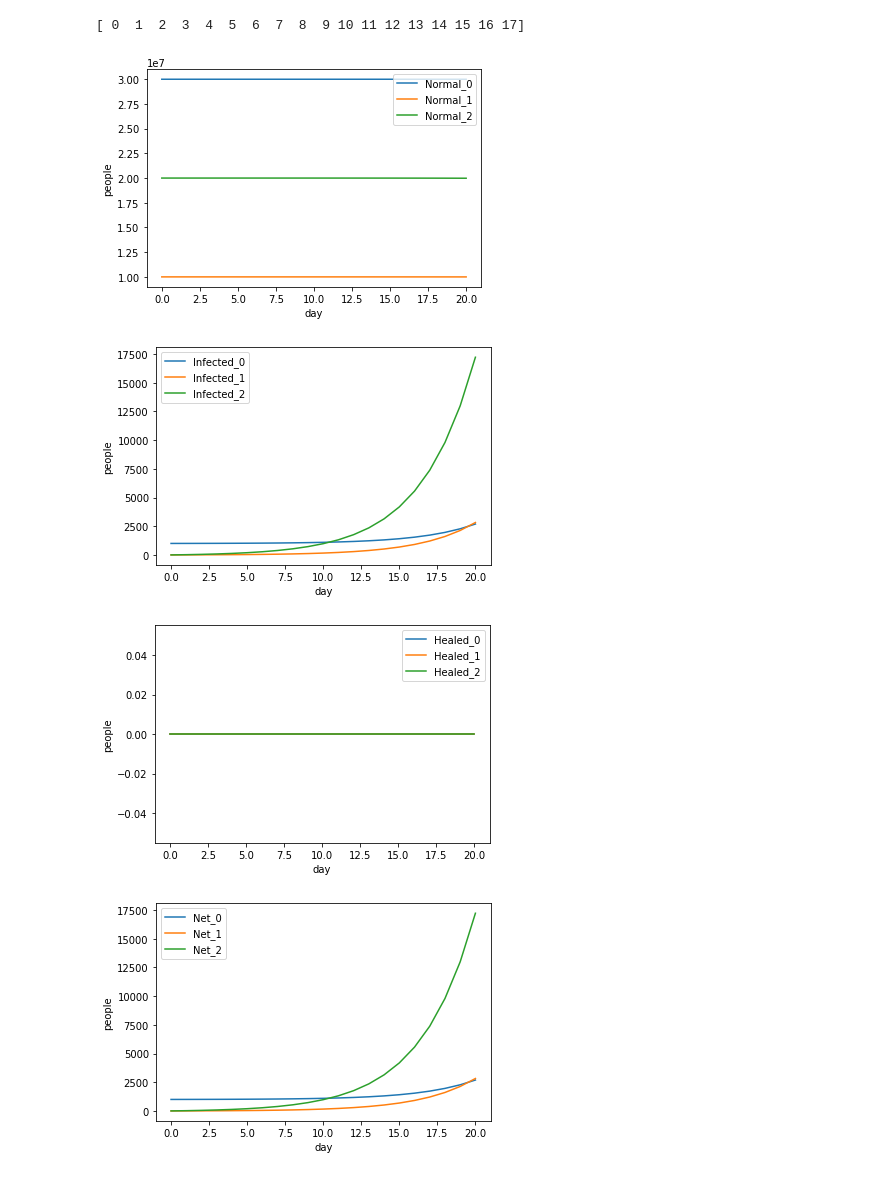
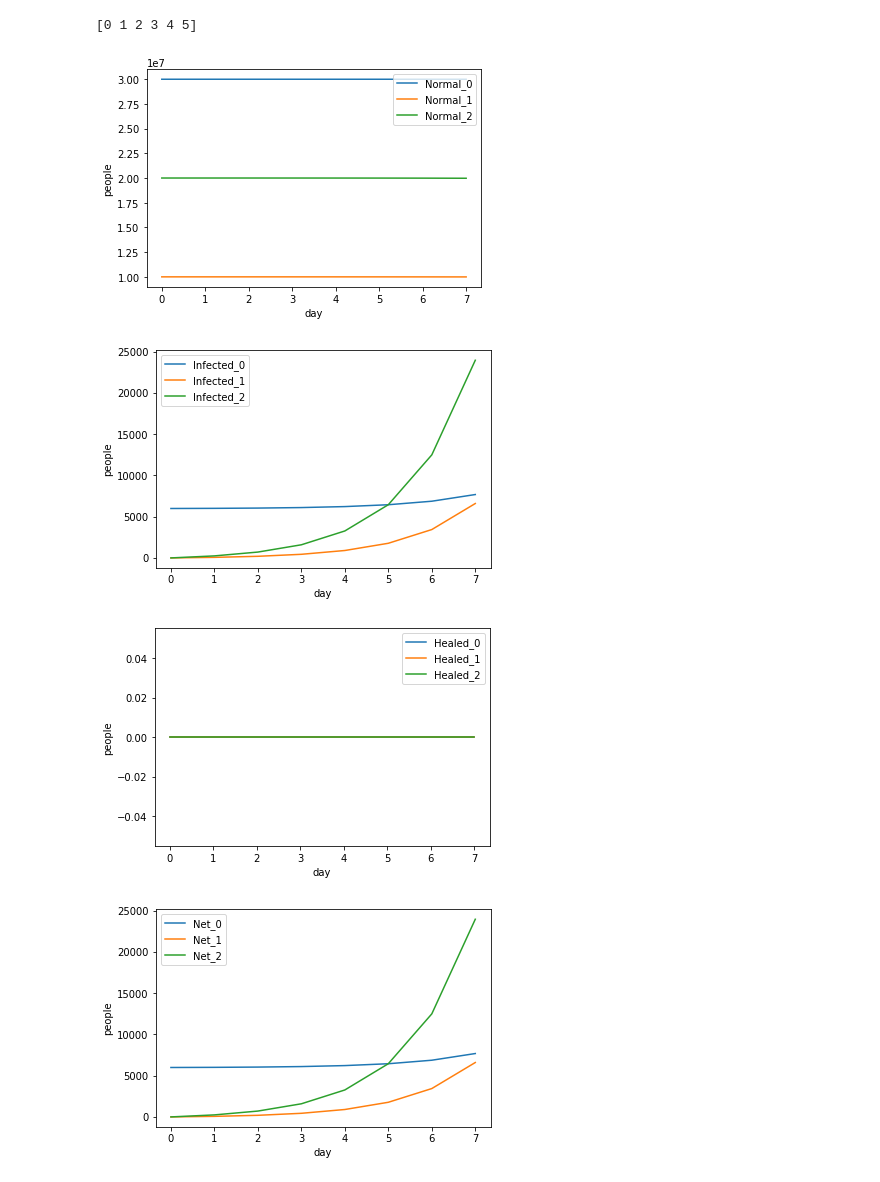
Before and after one commit to aofphy/covid19CMT, a Jupyter notebook: 4 3 case.ipynb, the cells around one changed output. Saved outputs shown, nothing was run; the diff lists cells and outputs as text; code cells hidden in the pictures.

```diff
--- a/4 3 case.ipynb
+++ b/4 3 case.ipynb
@@ -9,19 +9,19 @@ import numpy as np
 import random
 import matplotlib.pyplot as plt
 
-### Real data
-real_infected = [1000,1030,1060,1130,1150,1240,1410,1460,1470,1770,2120,2720,3220,4110,5990,7210,8270,9340]
+### Real data[1000,1030,1060,1130,1150,1240,1410,1460,1470,1770,2120,2720,3220,4110,5990,7210,8270,9340,10450,11360]
+real_infected = [1000,1030,1060,1130,1150,1240,1410,1460,1470,1770,2120,2720,3220,4110,5990,7210,8270,9340,10450,11360]
 date = np.arange(0,len(real_infected))
 print(date)
 # %% [output]
-[ 0  1  2  3  4  5  6  7  8  9 10 11 12 13 14 15 16 17]
+[0 1 2 3 4 5]
 # %%
 
 ### Prediction
 ############### Parameters ##########################
 x=10
-inft =100*x        # initial infected people
-length  =20        # predicted length (days)
+inft =599*x        # initial infected people
+length  =7    # predicted length (days)
 meeting  =10    # 1 infected people can meet 20 people
 healed_day= 21     # infected people will be healed in 7 days after being infected
 #x=1
@@ -34,9 +34,9 @@ R=20000000
 # 2 R = (Risky)
 Pop       = [H,M,R]
 Pop_tot   = sum(Pop)
-Rh=0.02
-Rm=0.1
-Rr=0.3
+Rh=0.024
+Rm=0.28
+Rr=0.45
 R_lst     = [Rh,Rm,Rr] # contact rate
 init_infect  = [inft,0,0]
 #..............................#
@@ -96,37 +96,37 @@ plt.show()
 
 for j in range(len(Pop)):
     plt.plot(day,Heal[j],'-',label ="Healed_"+str(j))
 plt.xlabel('day')
 plt.ylabel('people')
 plt.legend()
 plt.show()
 
 for j in range(len(Pop)):
     plt.plot(day,Net[j],'-',label ="Net_"+str(j))
 plt.xlabel('day')
 plt.ylabel('people')
 plt.legend()
 plt.show()
 
     #changing list into nparray
 Normal = np.array(Normal)
 Infect = np.array(Infect)
 Heal   = np.array(Heal)
 Net    = np.array(Net)
 Normal_sum = np.zeros(len(Normal[0]))
 Infect_sum = np.zeros(len(Infect[0]));
 Heal_sum = np.zeros(len(Heal[0]))
 Net_sum = np.zeros(len(Net[0]))
 for j in range(len(Pop)):
     Normal_sum = Normal_sum + Normal[j]
     Infect_sum = Infect_sum + Infect[j]
     Heal_sum   = Heal_sum   + Heal[j]
     Net_sum    = Net_sum    + Net[j]
 # %% [output]
-[figure, old version]
+[figure, new version]
-[figure, old version]
+[figure, new version]
-[figure, old version]
+[figure, new version]
-[figure, old version]
+[figure, new version]
 # %%
 #plt.plot(day,Normal_sum,'-',label ="Normal")
 plt.plot(day,Infect_sum,'-',label ="Infected")
```
Also changed, not shown: parts of 2 cells of this notebook, 21 other files.
